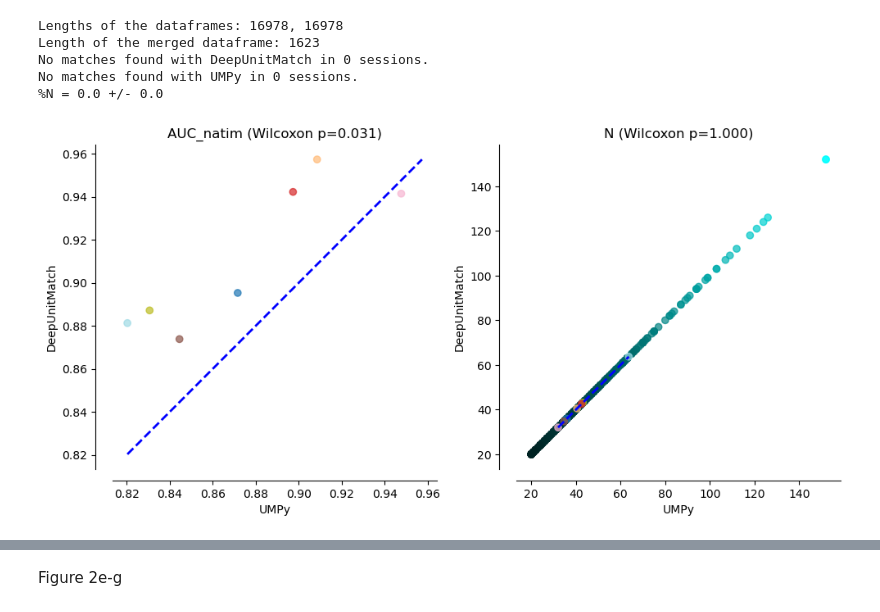
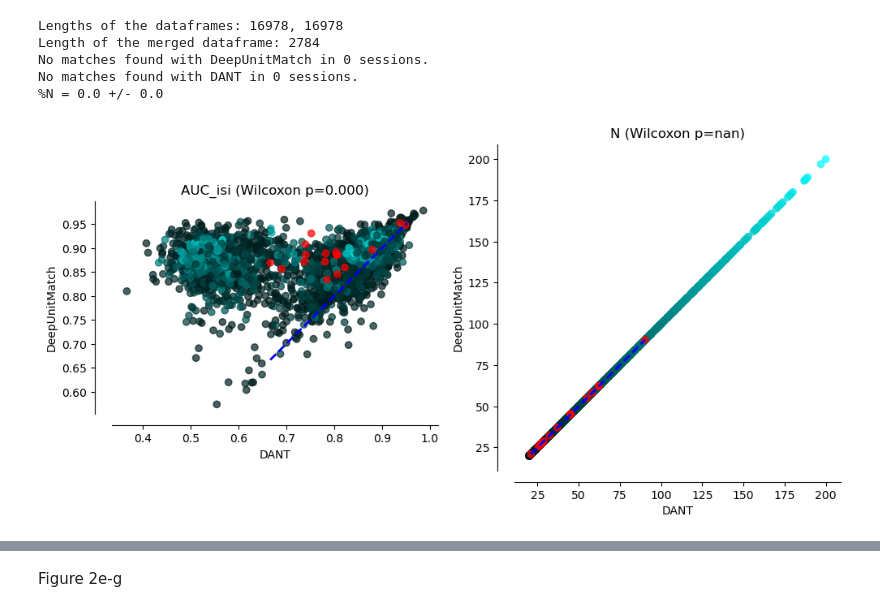
Before and after one commit to EnnyvanBeest/UnitMatch, a Jupyter notebook: UnitMatchPy/PaperAnalyses/figure2.ipynb, the cells around one changed output, grey strips where cells are left out. Drawn from its saved outputs; the diff is of its cells as text; code cells hidden in the pictures.

Commit message:
Update figures

```diff
--- a/UnitMatchPy/PaperAnalyses/figure2.ipynb
+++ b/UnitMatchPy/PaperAnalyses/figure2.ipynb
@@ -18,18 +18,18 @@ from scipy.stats import wilcoxon
 fixed_N = True
 
 if fixed_N:
-    results_dir = os.path.join(RESULTS_DIR, r"N_set_by_UMPy")
+    # results_dir = os.path.join(RESULTS_DIR, r"N_set_by_UMPy")
     # results_dir = os.path.join(RESULTS_DIR, r"N_set_by_DANT")
     # results_dir = os.path.join(RESULTS_DIR, r"N_set_by_DANT_no_functional")
-    # results_dir = os.path.join(RESULTS_DIR, r"N_set_by_DeepUnitMatch")
+    results_dir = os.path.join(RESULTS_DIR, r"N_set_by_DeepUnitMatch")
 else:
     results_dir = RESULTS_DIR
 
 model1 = "DeepUnitMatch"
-model2 = "UMPy"
+# model2 = "UMPy"
 # model2 = 'EMD'
 # model2 = "DANT_no_functional"
-# model2 = "DANT"
+model2 = "DANT"
 # model2 = "n_output=256_after_ae_and_finetune"
 # model2 = "DUM_untrained"
 
@@ -42,10 +42,11 @@ df_2 = pd.read_csv(
 
 print(f"Lengths of the dataframes: {len(df_1)}, {len(df_2)}")
 merged = df_1.merge(df_2, on=["mouse", "probe", "loc", "day1", "day2", "r1", "r2", "delta_days"], suffixes=("", "_2"))
+# merged = merged.loc[(merged["N"] >= 10) | (merged["N_2"] >= 10)]
 merged = merged.loc[(merged["N"] >= 20) | (merged["N_2"] >= 20)]
 # merged = merged.loc[(merged["N"] >= 40) & (merged["N_2"] >= 40)]
 # merged = merged.loc[(merged["AUC_isi"] >= 0.8) & (merged["AUC_isi_2"] >= 0.8)]
-# merged = merged[merged['mouse'] == 'AV021']
+# merged = merged[merged['mouse'] == 'AL032']
 print(f"Length of the merged dataframe: {len(merged)}")
 
 n_1 = np.sum(merged['N'] == 0)
@@ -56,10 +57,13 @@ print(f"No matches found with {model2} in {n_2} sessions.")
 # Take the mean AUC, recall, n and precision over each location for summary plots
 # which_metric = 'AUC_refpop_DeepUnitMatch'
 # which_metric = 'AUC_refpop_model'
-# which_metric = 'AUC_isi'
-which_metric = 'AUC_natim'
+which_metric = 'AUC_isi'
+# which_metric = 'AUC_natim'
 # which_metric = 'AUC_fr'
 # which_metric = 'AUC_isi_cv'
+# which_metric = 'Mean_score_isi'
+# which_metric = 'Mean_score_refpop'
+# which_metric = 'Mean_score_natim'
 
 if which_metric in ['AUC_fr', 'AUC_isi_cv']:
     merged[which_metric] = 1 - merged[which_metric]
@@ -86,7 +90,8 @@ mouse_to_color = {
 }
 
 # AUCs['colour'] = ['r' if m in original_train_mice else 'orange' for m in AUCs['mouse']]
-AUCs["colour"] = AUCs["mouse"].map(lambda m: mouse_to_color[m])
+AUCs['colour'] = ['r' for m in AUCs['mouse']]
+# AUCs["colour"] = AUCs["mouse"].map(lambda m: mouse_to_color[m])
 
 fig, axs = plt.subplots(1, 2, figsize=(10, 5))
 
@@ -98,7 +103,7 @@ rgb = np.column_stack([
 # rgb = [mouse_to_color[m] for m in merged["mouse"].astype(str)]
 
 ax = axs[0]
-# ax.scatter(merged[which_metric + "_2"], merged[which_metric], alpha=0.7, c=rgb)
+ax.scatter(merged[which_metric + "_2"], merged[which_metric], alpha=0.7, c=rgb)
 ax.scatter(AUCs["model2"], AUCs["model1"], alpha=0.7, c=AUCs["colour"])
 wilcoxon_result = wilcoxon(AUCs["model1"], AUCs["model2"], nan_policy="omit")
 lims = [np.nanmin(np.concatenate((AUCs["model1"].values, AUCs["model2"].values))), np.nanmax(np.concatenate((AUCs["model1"].values, AUCs["model2"].values)))]
@@ -111,33 +116,33 @@ ax.set_title(f"{which_metric} (Wilcoxon p={wilcoxon_result.pvalue:.3f})")
 ax = axs[1]
 ax.scatter(merged["N_2"], merged["N"], alpha=0.7, c=rgb)
 ax.scatter(Ns["model2"], Ns["model1"], alpha=0.7, c=AUCs["colour"])
 wilcoxon_result = wilcoxon(Ns["model1"], Ns["model2"], nan_policy="omit")
 lims = [np.nanmin(np.concatenate((Ns["model1"].values, Ns["model2"].values))), np.nanmax(np.concatenate((Ns["model1"].values, Ns["model2"].values)))]
 ax.plot(lims, lims, "b--", lw=2)
 # ax.set_ylim(lims)
 # ax.set_xlim(lims)
 ax.grid()
 ax.set_aspect("equal")
 ax.set(xlabel=model2, ylabel=model1, title="N")
 ax.set_title(f"N (Wilcoxon p={wilcoxon_result.pvalue:.3f})")
 
 # save figures
 for ax in axs:
     ax.grid(False)
     ax.spines[["right", "top"]].set_visible(False)
     ax.spines["left"].set_position(("outward", 15))
     ax.spines["bottom"].set_position(("outward", 10))
 plt.rcParams["svg.fonttype"] = "none"
 plt.tight_layout()
 # plt.savefig(os.path.join(fig_dir, "AUC_N_scatter.png"), dpi=300, bbox_inches='tight', format='png')
 # plt.savefig(os.path.join(fig_dir, "AUC_N_scatter.svg"), dpi=300, bbox_inches='tight', format='svg')
 
 perc = (Ns["model1"] - Ns["model2"])/Ns["model2"]*100
 print(f"%N = {np.mean(perc)} +/- {np.std(perc)/np.sum(~np.isnan(perc))}")
 # %% [output]
 Lengths of the dataframes: 16978, 16978
-Length of the merged dataframe: 1623
+Length of the merged dataframe: 2784
 No matches found with DeepUnitMatch in 0 sessions.
-No matches found with UMPy in 0 sessions.
+No matches found with DANT in 0 sessions.
 %N = 0.0 +/- 0.0
-[figure, old version]
+[figure, new version]
```
Also changed, not shown: parts of 13 cells of this notebook, 3 other files.
